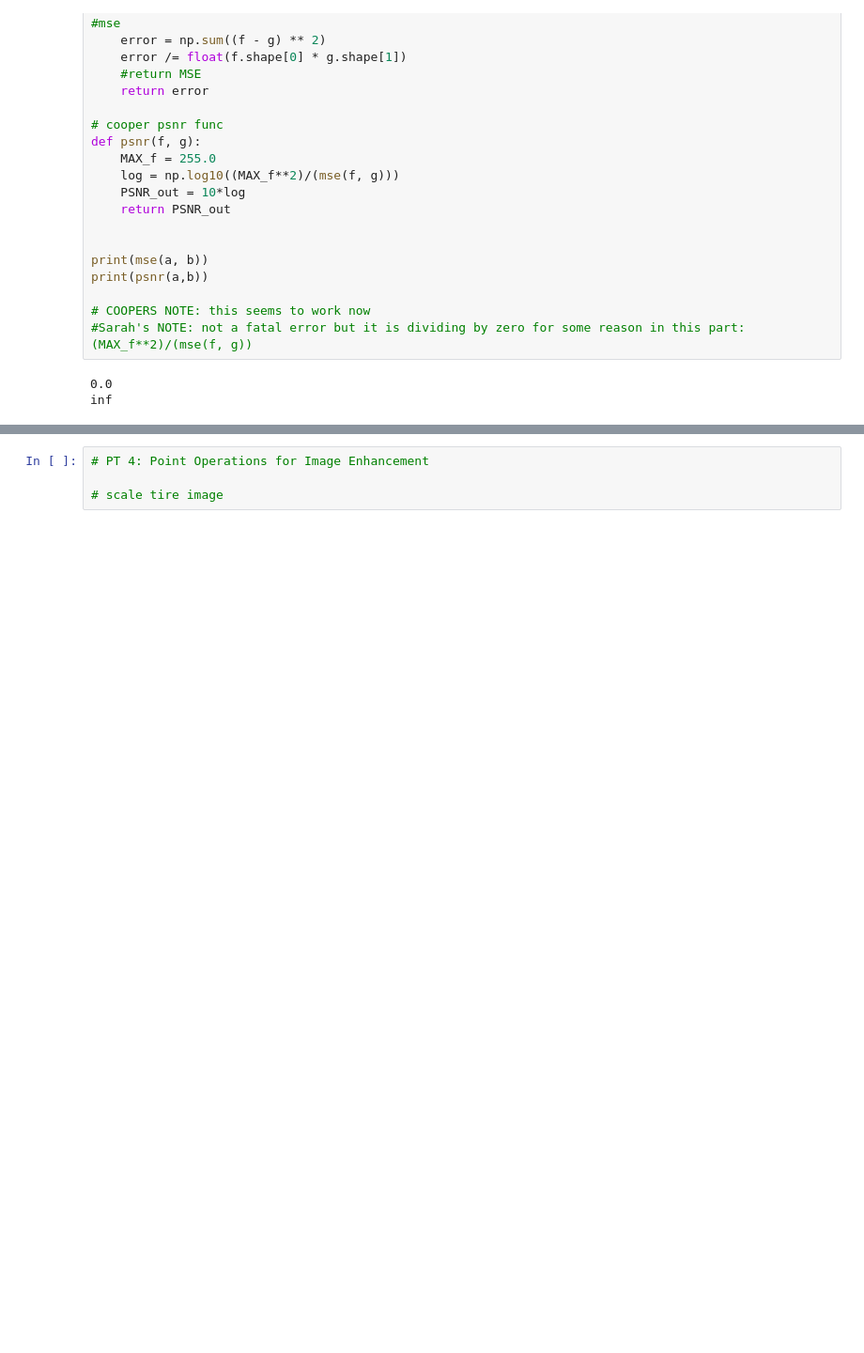
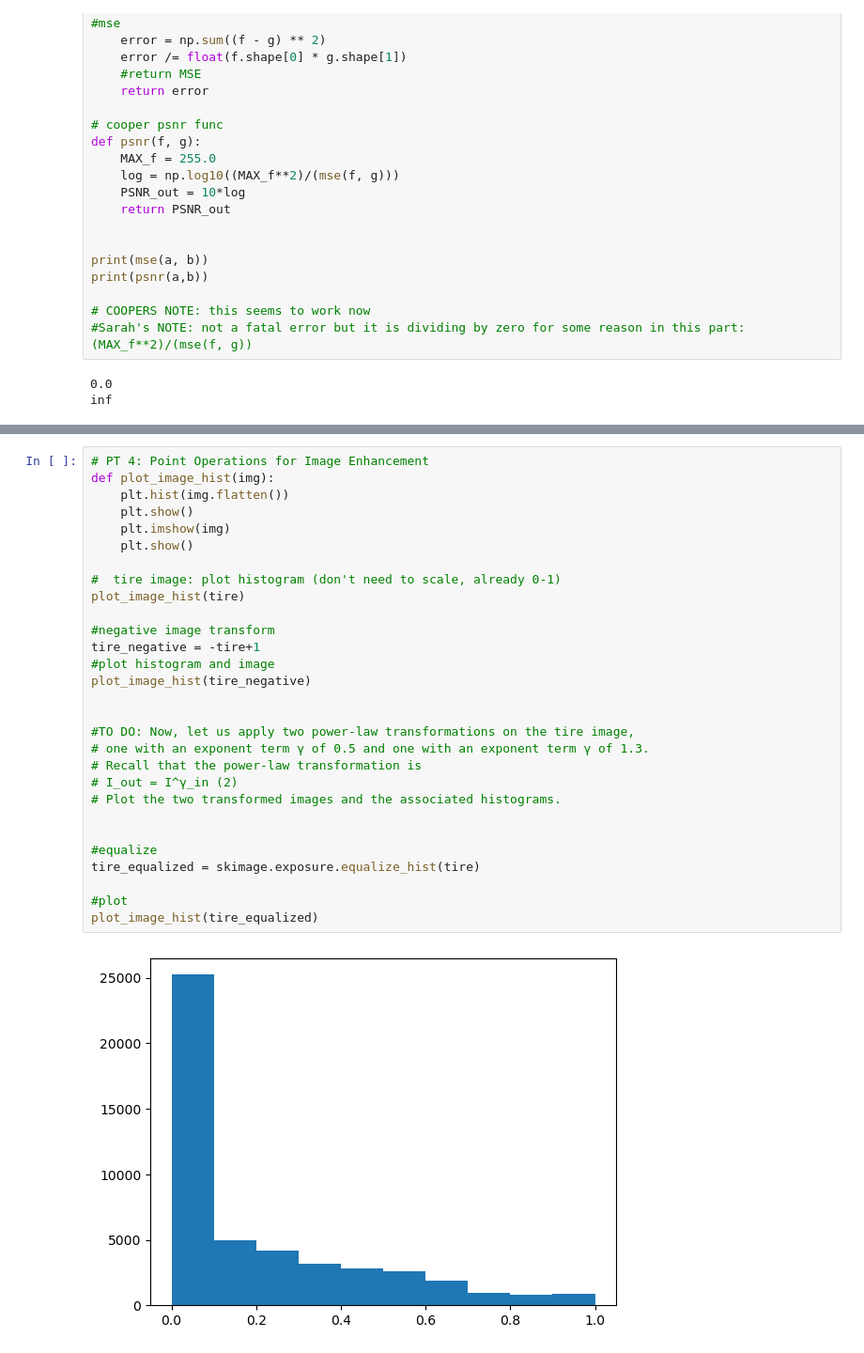
Before and after one commit to sarahmacintosh/syde575-lab1, a Jupyter notebook: Lab1Template.ipynb, the cells around one changed output, grey strips where cells are left out. Shown: that part at 94% size. Drawn from its saved outputs; the diff is of its cells as text; blank space fills up the shorter version.

```diff
--- a/Lab1Template.ipynb
+++ b/Lab1Template.ipynb
@@ -115,5 +116,32 @@ Cameraman PSNR: 22.49
 [figure]
 # %%
 # PT 4: Point Operations for Image Enhancement
+def plot_image_hist(img):
+    plt.hist(img.flatten())
+    plt.show()
+    plt.imshow(img)
+    plt.show()
 
-# scale tire image
+#  tire image: plot histogram (don't need to scale, already 0-1)
+plot_image_hist(tire)
+
+#negative image transform
+tire_negative = -tire+1
+#plot histogram and image
+plot_image_hist(tire_negative)
+
+
+#TO DO: Now, let us apply two power-law transformations on the tire image,
+# one with an exponent term γ of 0.5 and one with an exponent term γ of 1.3.
+# Recall that the power-law transformation is
+# I_out = I^γ_in (2)
+# Plot the two transformed images and the associated histograms.
+
+
+#equalize
+tire_equalized = skimage.exposure.equalize_hist(tire)
+
+#plot
+plot_image_hist(tire_equalized)
+# %% [output]
+[figure, added]
```
Also changed, not shown: parts of 2 cells of this notebook.
